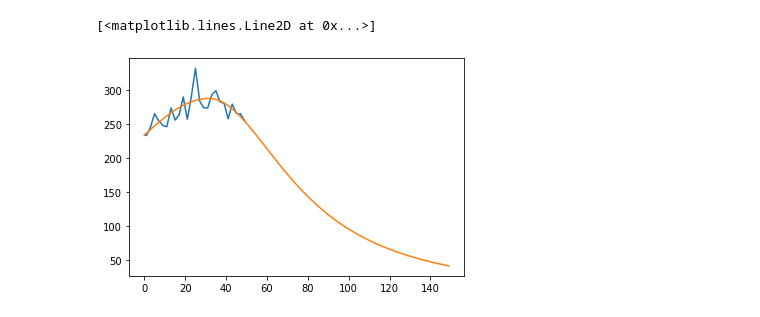
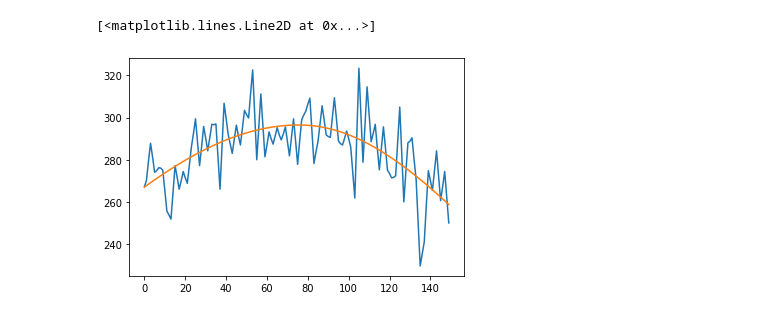
Before and after one commit to JoanneCETsai/Temperature_Calibration, a Jupyter notebook: code/check_fitting_range-checkpoint.ipynb, the cells around one changed output. Cells and saved outputs as stored; diff of their text form; code cells hidden in the pictures.

```diff
--- a/code/check_fitting_range-checkpoint.ipynb
+++ b/code/check_fitting_range-checkpoint.ipynb
@@ -56,12 +56,12 @@ plt.imshow(needed)
 # %%
 
 # a,b,c,d = fit(two_lorentz, needed[20,:])
 # plt.plot(needed[20,:])
 # plt.plot(np.linspace(0,59,60), two_lorentz(np.linspace(0,59,60),a,b,c,d))
 
-a,b,c,d = fit(two_lorentz, needed[:,25])
-plt.plot(needed[:,25])
+a,b,c,d = fit(two_lorentz, needed[25,:])
+plt.plot(needed[25,:])
 plt.plot(np.linspace(0,149,150), two_lorentz(np.linspace(0,149,150),a,b,c,d))
 # %% [output]
 [<matplotlib.lines.Line2D at 0x...>]
-[figure, old version]
+[figure, new version]
```
Also changed, not shown: parts of 4 cells of this notebook, 1 other file.
